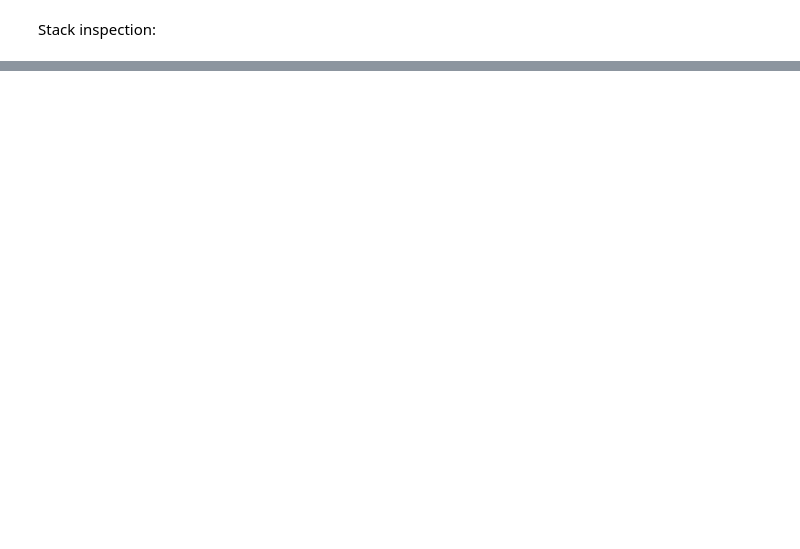
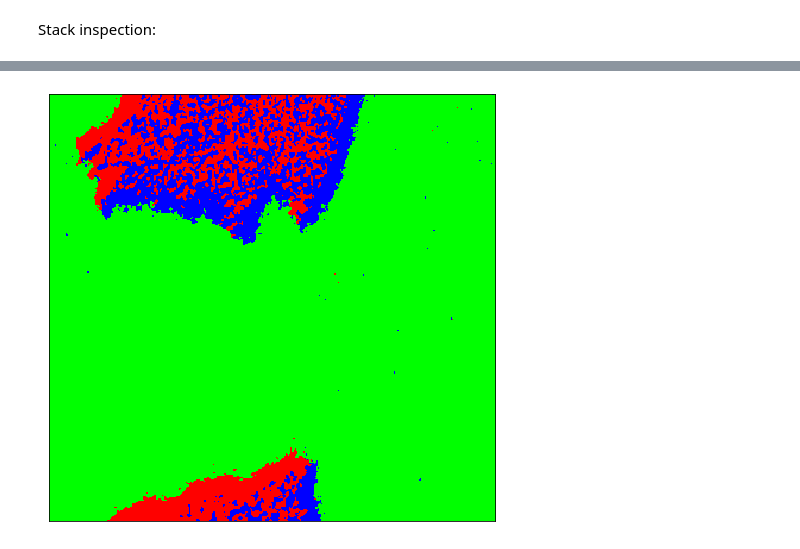
Before and after one commit to surf-sci-bc/uspy, a Jupyter notebook: examples/LEEM_cluster-analysis.ipynb, the cells around one changed output, grey strips where cells are left out. Cells and saved outputs as stored; diff of their text form; code cells hidden in the pictures; blank space fills up the shorter version.

```diff
--- a/examples/LEEM_cluster-analysis.ipynb
+++ b/examples/LEEM_cluster-analysis.ipynb
@@ -97,0 +77,4 @@ cluster.plot_IVs(stack_raw, combined_labels, mask_outer=0.2, cmap=cmap)  # need
+# %%
+cluster.plot_clustermap(labels.reshape(h, w), cmap="brg")
+# %% [output]
+[figure, added]
```
Also changed, not shown: parts of 23 cells of this notebook, 5 other files.
